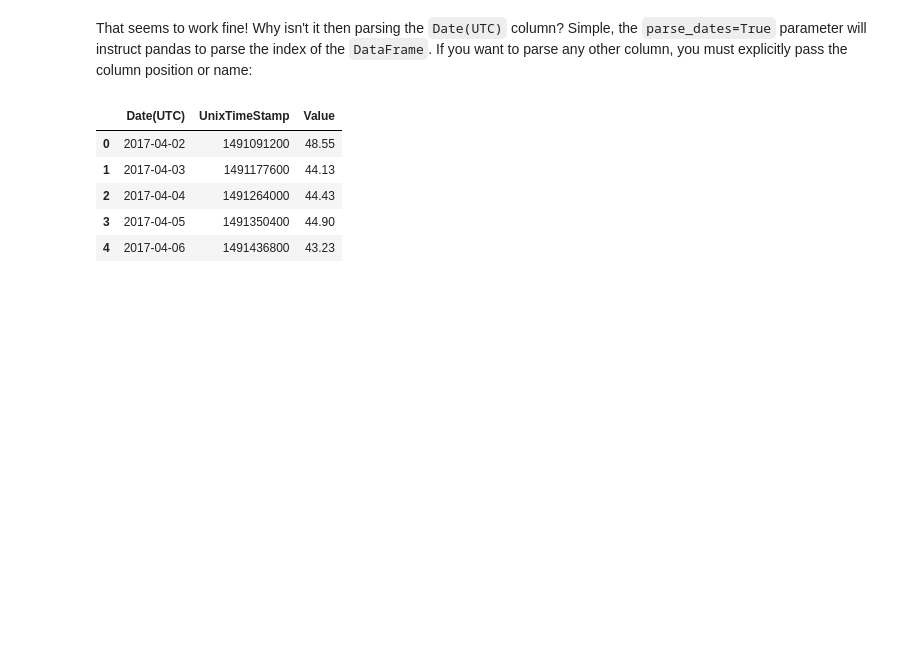
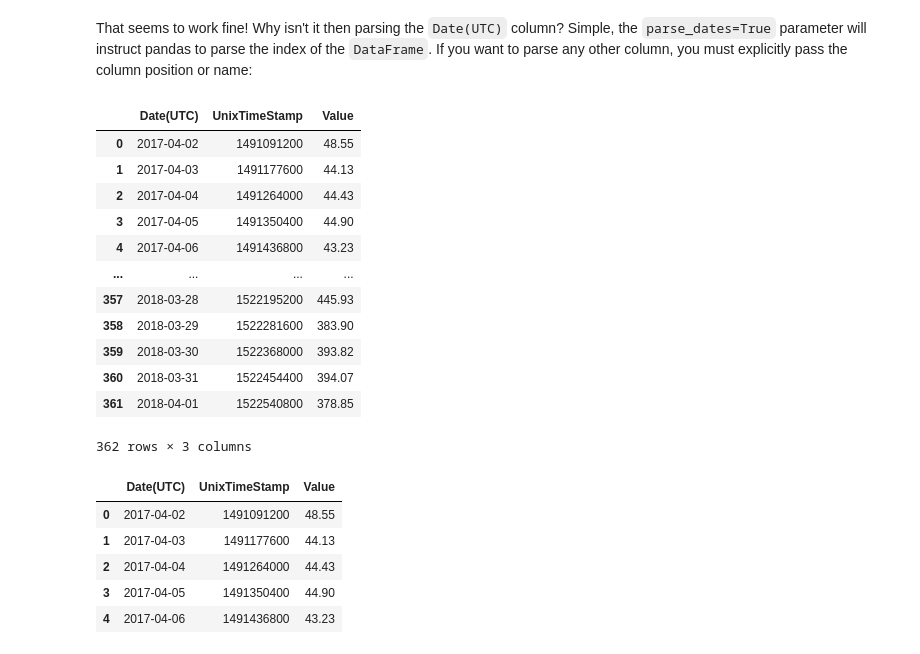
Before and after one commit to kayan12/freecodecamp-intro-to-pandas, a Jupyter notebook: 5 - Pandas - Reading CSV and Basic Plotting.ipynb, the cells around one changed output. Saved outputs shown, nothing was run; the diff lists cells and outputs as text; code cells hidden in the pictures; blank space fills up the shorter version.

```diff
--- a/5 - Pandas - Reading CSV and Basic Plotting.ipynb
+++ b/5 - Pandas - Reading CSV and Basic Plotting.ipynb
@@ -372,6 +390,24 @@ pd.to_datetime(eth['Date(UTC)']).head()
 Name: Date(UTC), dtype: datetime64[ns]
 # %% [markdown]
 That seems to work fine! Why isn't it then parsing the `Date(UTC)` column? Simple, the `parse_dates=True` parameter will instruct pandas to parse the index of the `DataFrame`. If you want to parse any other column, you must explicitly pass the column position or name:
+# %%
+# your code goes here --Parse certain column to date
+pd.read_csv('data/eth-price.csv', index_col=0, parse_dates=True)
+pd.read_csv('data/eth-price.csv', parse_dates=[0]).head()
+# %% [output]
+|  | Date(UTC) | UnixTimeStamp | Value |
+| 0 | 2017-04-02 | 1491091200 | 48.55 |
+| 1 | 2017-04-03 | 1491177600 | 44.13 |
+| 2 | 2017-04-04 | 1491264000 | 44.43 |
+| 3 | 2017-04-05 | 1491350400 | 44.90 |
+| 4 | 2017-04-06 | 1491436800 | 43.23 |
+| ... | ... | ... | ... |
+| 357 | 2018-03-28 | 1522195200 | 445.93 |
+| 358 | 2018-03-29 | 1522281600 | 383.90 |
+| 359 | 2018-03-30 | 1522368000 | 393.82 |
+| 360 | 2018-03-31 | 1522454400 | 394.07 |
+| 361 | 2018-04-01 | 1522540800 | 378.85 |
+362 rows × 3 columns
 # %%
 pd.read_csv('data/eth-price.csv', parse_dates=[0]).head()
 # %% [output]
```
Also changed, not shown: parts of 7 cells of this notebook.
